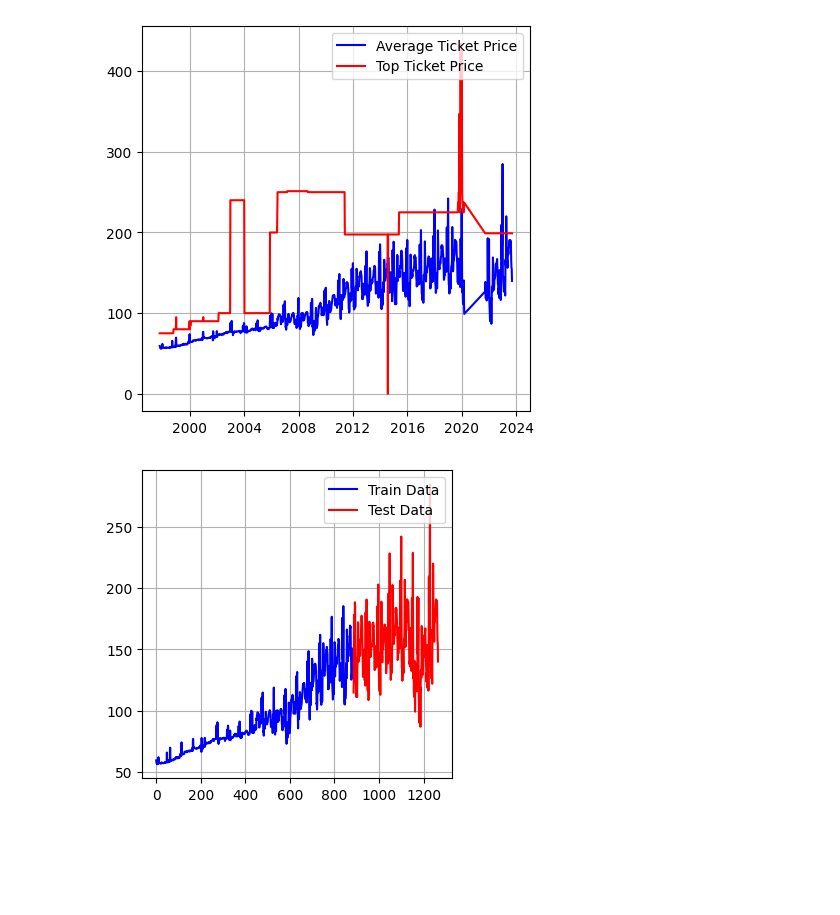
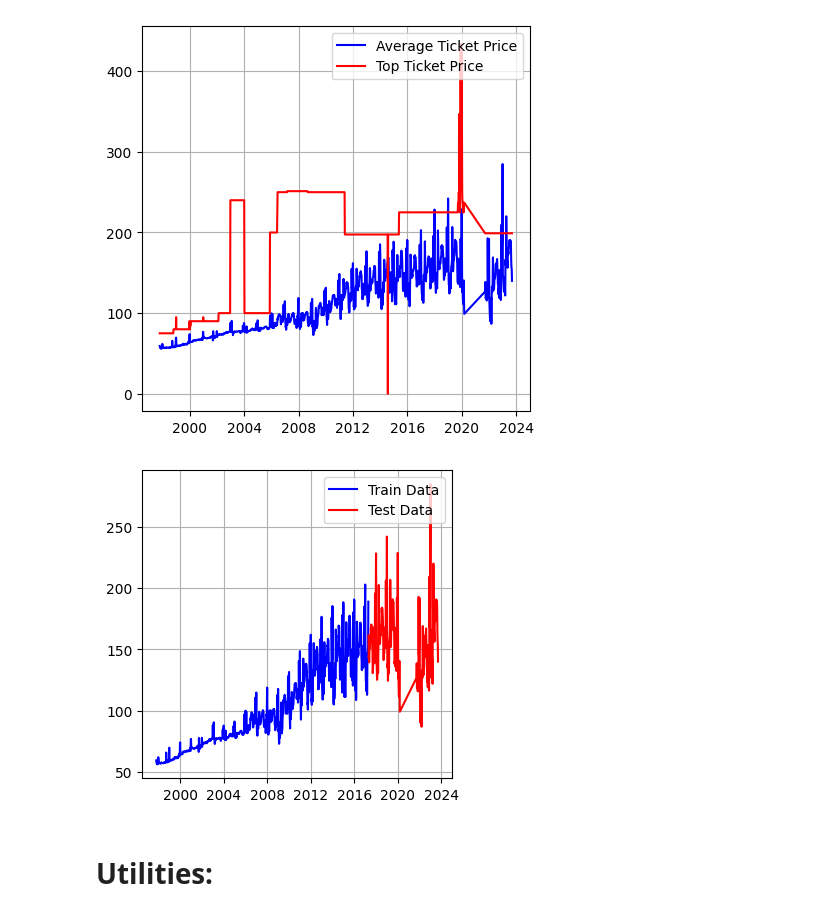
Before and after one commit to Yug-Oswal/Broadway-LionKing-Analysis, a Jupyter notebook: sequence-model.ipynb, the cells around one changed output. Saved outputs shown, nothing was run; the diff lists cells and outputs as text; code cells hidden in the pictures; blank space fills up the shorter version.

Commit message:
feat: added windowing dataset utility, and minor fixes to dataframe data being read

```diff
--- a/sequence-model.ipynb
+++ b/sequence-model.ipynb
@@ -11,6 +11,7 @@ print(tf.__version__)
 data = pd.read_csv('final-data.csv')
 # %%
 data['Week Endings'] = pd.to_datetime(data['Week Endings'], errors = 'raise')
+data = data.sort_values(by='Week Endings', ascending=True)
 # %%
 data.info()
 # %% [output]
@@ -43,18 +44,20 @@ plt.show()
 [figure]
 # %%
 series = data['Avg Ticket Price ($)']
-split_time = int(len(series) * 0.7)
+split_time = int(len(series) * 0.8)
 # %%
-train_series = series[:split_time]
-train_time = time[:split_time]
-test_series = series[split_time:]
-test_time = time[split_time:]
+x_train = series[:split_time]
+time_train = time[:split_time]
+x_valid = series[split_time:]
+time_valid = time[split_time:]
 
 plt.figure(figsize=(4, 4))
 plt.grid(True)
-plt.plot(train_series, color='b', label="Train Data")
-plt.plot(test_series, color='r', label="Test Data")
+plt.plot(time_train, x_train, color='b', label="Train Data")
+plt.plot(time_valid, x_valid, color='r', label="Test Data")
 plt.legend(loc=1)
 plt.show()
 # %% [output]
-[figure, old version]
+[figure, new version]
+# %% [markdown]
+# Utilities:
```
Also changed, not shown: parts of 2 cells of this notebook, 1 other file.
